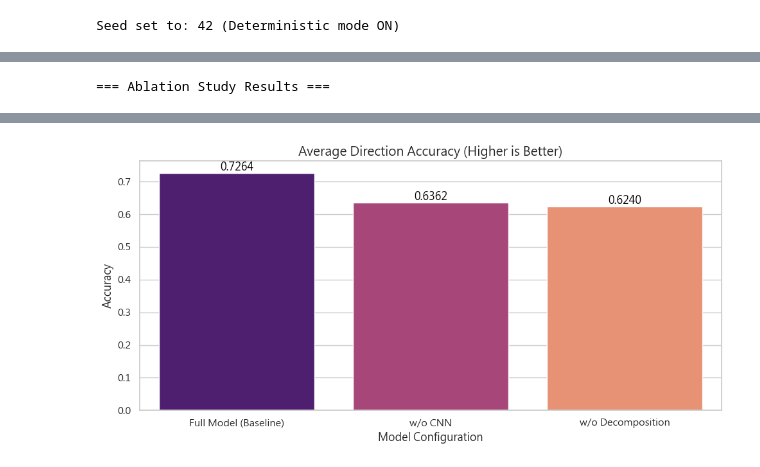
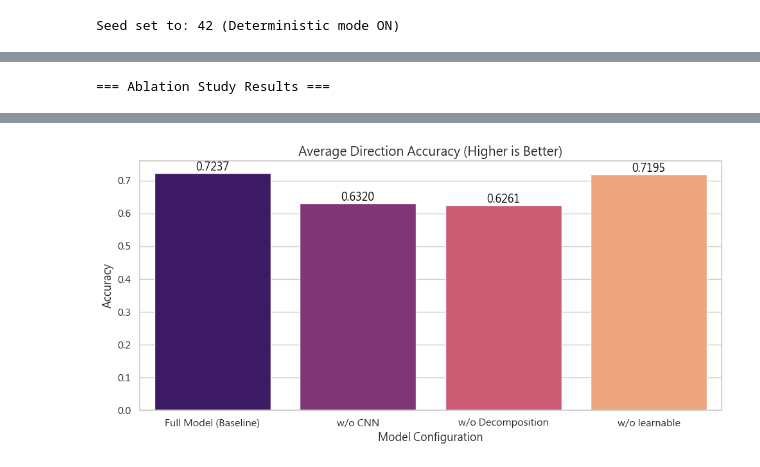
Before and after one commit to nush-cc/paper, a Jupyter notebook: script/ablation.ipynb, the cells around one changed output, grey strips where cells are left out. Saved outputs shown, nothing was run; the diff lists cells and outputs as text; code cells hidden in the pictures.

```diff
--- a/script/ablation.ipynb
+++ b/script/ablation.ipynb
@@ -92,20 +92,17 @@ Data ready. Train batches: 146, Test batches: 43
 ablation_experiments = [
     {
         "name": "Full Model (Baseline)",
-        "params": {}  # 空字典 = 全部使用預設值 (全開)
+        "params": {},  # 空字典 = 全部使用預設值 (全開)
     },
     {
         "name": "w/o CNN",
-        "params": {"use_seasonal_cnn": False, "use_trend_cnn": False}  # 關閉 CNN
+        "params": {"use_seasonal_cnn": False, "use_trend_cnn": False},  # 關閉 CNN
     },
     {
         "name": "w/o Decomposition",
-        "params": {"use_decomp": False}  # 關閉序列分解
-    },    # 如果你有做 Gate 機制也可以測
-    # {
-    #     "name": "w/o Gating",
-    #     "params": {"use_gate": False}
-    # }
+        "params": {"use_decomp": False},  # 關閉序列分解
+    },
+    {"name": "w/o learnable", "params": {"use_learnable": False}},
 ]
 # %%
 results = []
@@ -132,7 +129,7 @@ for i, exp in enumerate(ablation_experiments):
         trendCNNExpert_KernelSize=TREND_CNNEXPERT_KERNELSIZE,
         seasonalCNNExpert_KernelSize=SEASONAL_CNNEXPERT_KERNELSIZE,
         seriesDecomposition_KernelSize=SERIESDECOMPOSITION_KERNELSIZE,
-        model_hyperparams=exp_params
+        model_hyperparams=exp_params,
     )
 
     # 3. 評估模型 (修正點：移除 scaler 參數)
@@ -141,7 +138,7 @@ for i, exp in enumerate(ablation_experiments):
         test_loader=test_loader,
         device=DEVICE,  # <--- 修正：只傳入 device 和 horizon
         horizon=HORIZON,
-        scaler=scalers
+        scaler=scalers,
     )
 
     # 4. 儲存結果
@@ -150,7 +147,7 @@ for i, exp in enumerate(ablation_experiments):
     results.append(record)
 
     # 修正點：改印 RMSE_Final
-    rmse = metrics.get('RMSE_Final', 0.0)
+    rmse = metrics.get("RMSE_Final", 0.0)
     print(f"   Result: RMSE={rmse:.4f}\n")
 
 print("所有實驗結束！")
@@ -183,30 +180,86 @@ display(df_res)
 # === 畫圖比較 1: RMSE (越低越好) ===
 plt.figure(figsize=(10, 5))
 # 修正點：y 改為 'RMSE_Final'
-sns.barplot(data=df_res, x='Experiment', y='RMSE_Final', hue='Experiment', palette='viridis', legend=False)
+sns.barplot(
+    data=df_res,
+    x="Experiment",
+    y="RMSE_Final",
+    hue="Experiment",
+    palette="viridis",
+    legend=False,
+)
 
 plt.title(f"RMSE Comparison (Lower is Better)", fontsize=14)
 plt.ylabel("RMSE")
 plt.xlabel("Model Configuration")
 
 for index, row in df_res.iterrows():
-    plt.text(index, row['RMSE_Final'], f"{row['RMSE_Final']:.4f}", color='black', ha="center", va="bottom")
+    plt.text(
+        index,
+        row["RMSE_Final"],
+        f"{row['RMSE_Final']:.4f}",
+        color="black",
+        ha="center",
+        va="bottom",
+    )
 
 plt.tight_layout()
 plt.show()
 
 # -------------------------------
 plt.figure(figsize=(10, 5))
-sns.barplot(data=df_res, x='Experiment', y='Avg_Acc', hue='Experiment', palette='magma', legend=False)
+sns.barplot(
+    data=df_res,
+    x="Experiment",
+    y="Avg_Acc",
+    hue="Experiment",
+    palette="magma",
+    legend=False,
+)
 
 plt.title(f"Average Direction Accuracy (Higher is Better)", fontsize=14)
 plt.ylabel("Accuracy")
 plt.xlabel("Model Configuration")
 
 for index, row in df_res.iterrows():
-    plt.text(index, row['Avg_Acc'], f"{row['Avg_Acc']:.4f}", color='black', ha="center", va="bottom")
+    plt.text(
+        index,
+        row["Avg_Acc"],
+        f"{row['Avg_Acc']:.4f}",
+        color="black",
+        ha="center",
+        va="bottom",
+    )
 
 plt.tight_layout()
 plt.show()
+
+# -------------------------------
+plt.figure(figsize=(10, 5))
+sns.barplot(
+    data=df_res,
+    x="Experiment",
+    y="Sharpe_Final",
+    hue="Experiment",
+    palette="magma",
+    legend=False,
+)
+
+plt.title(f"Sharpe Ratio (Higher is Better)", fontsize=14)
+plt.ylabel("Sharpe Ratio")
+plt.xlabel("Model Configuration")
+
+for index, row in df_res.iterrows():
+    plt.text(
+        index,
+        row["Sharpe_Final"],
+        f"{row['Sharpe_Final']:.4f}",
+        color="black",
+        ha="center",
+        va="bottom",
+    )
+
+plt.tight_layout()
+plt.show()
 # %% [output]
 === Ablation Study Results ===
@@ -218 +272 @@ plt.show()
-[figure, old version]
+[figure, new version]
```
Also changed, not shown: parts of 5 cells of this notebook, 8 other files.
